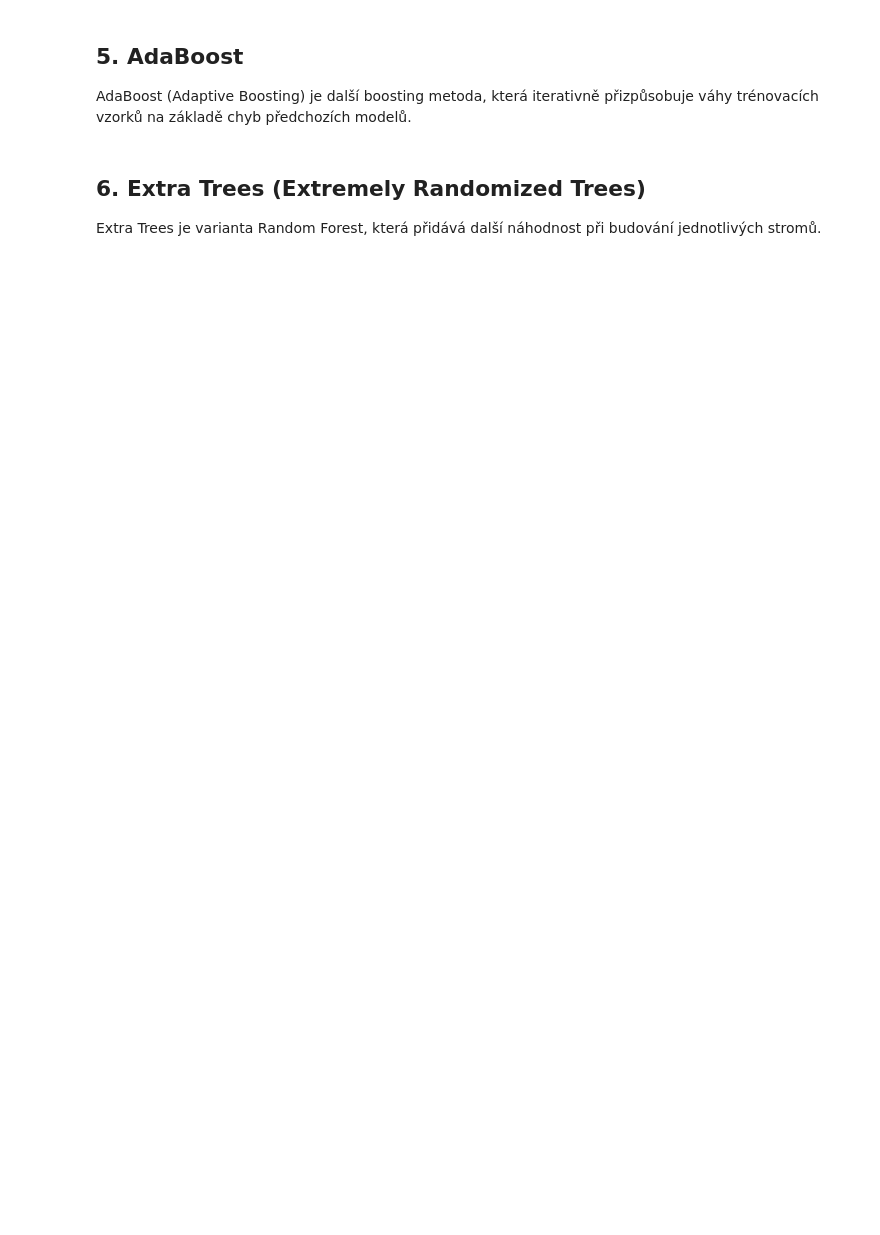
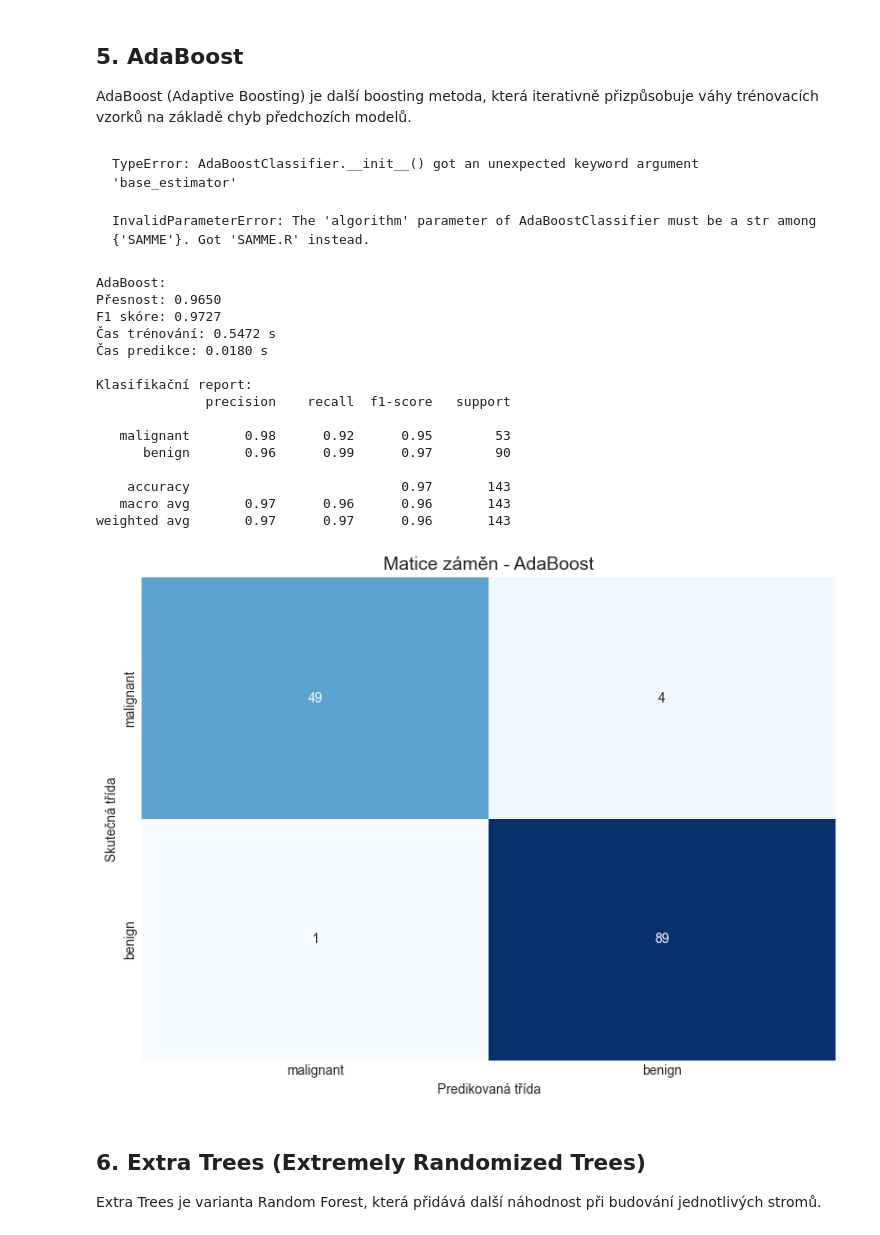
Before and after one commit to pavelklos/ai-ml, a Jupyter notebook: 9-SCIKIT-LEARN/01.05-Classification-Ensemble-Classifiers.ipynb, the cells around one changed output. Drawn from its saved outputs; the diff is of its cells as text; code cells hidden in the pictures; blank space fills up the shorter version.

Commit message:
01.05-Classification-Ensemble-Classifiers.ipynb - UPDATE

````diff
--- a/9-SCIKIT-LEARN/01.05-Classification-Ensemble-Classifiers.ipynb
+++ b/9-SCIKIT-LEARN/01.05-Classification-Ensemble-Classifiers.ipynb
@@ -338,3 +480,44 @@ base_results.append(ada_result)
+# %% [markdown]
+```
+TypeError: AdaBoostClassifier.__init__() got an unexpected keyword argument 'base_estimator'
+
+InvalidParameterError: The 'algorithm' parameter of AdaBoostClassifier must be a str among {'SAMME'}. Got 'SAMME.R' instead.
+```
+# %%
+from sklearn.ensemble import AdaBoostClassifier
+from sklearn.tree import DecisionTreeClassifier
+
+# Implementace AdaBoost klasifikátoru
+ada_classifier = AdaBoostClassifier(
+    estimator=DecisionTreeClassifier(max_depth=1),  # slabý base model - pařez (stump)
+    n_estimators=100,  # počet slabých modelů
+    learning_rate=1.0,  # rychlost učení
+    algorithm='SAMME',  # dostupný algoritmus
+    random_state=42
+)
+
+# Vyhodnocení AdaBoost
+ada_result = evaluate_classifier(
+    "AdaBoost", ada_classifier, X_train_scaled, X_test_scaled, y_train, y_test
+)
+base_results.append(ada_result)
+# %% [output]
+AdaBoost:
+Přesnost: 0.9650
+F1 skóre: 0.9727
+Čas trénování: 0.5472 s
+Čas predikce: 0.0180 s
+
+Klasifikační report:
+              precision    recall  f1-score   support
+
+   malignant       0.98      0.92      0.95        53
+      benign       0.96      0.99      0.97        90
+
+    accuracy                           0.97       143
+   macro avg       0.97      0.96      0.96       143
+weighted avg       0.97      0.97      0.96       143
+[figure, added]
 # %% [markdown]
 ## 6. Extra Trees (Extremely Randomized Trees)
 
````
Also changed, not shown: parts of 25 cells of this notebook, 1 other file.
